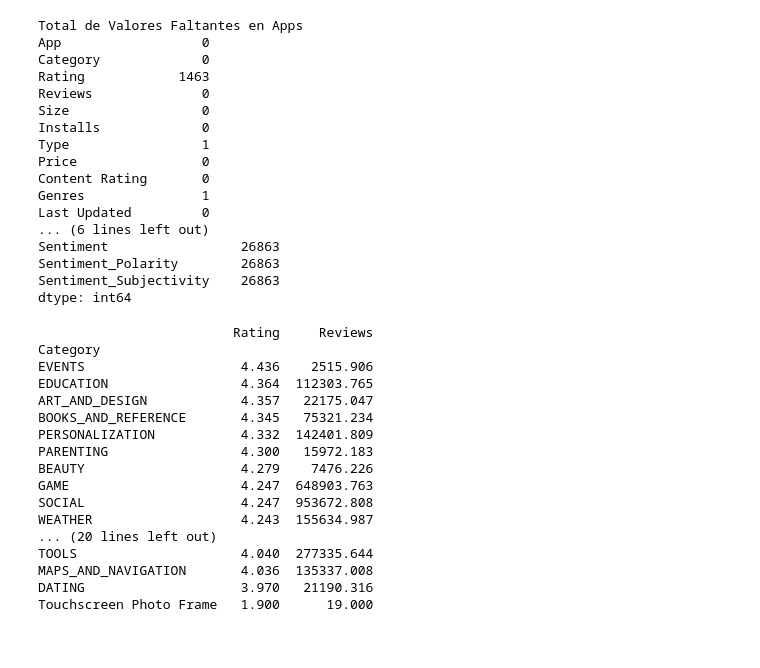
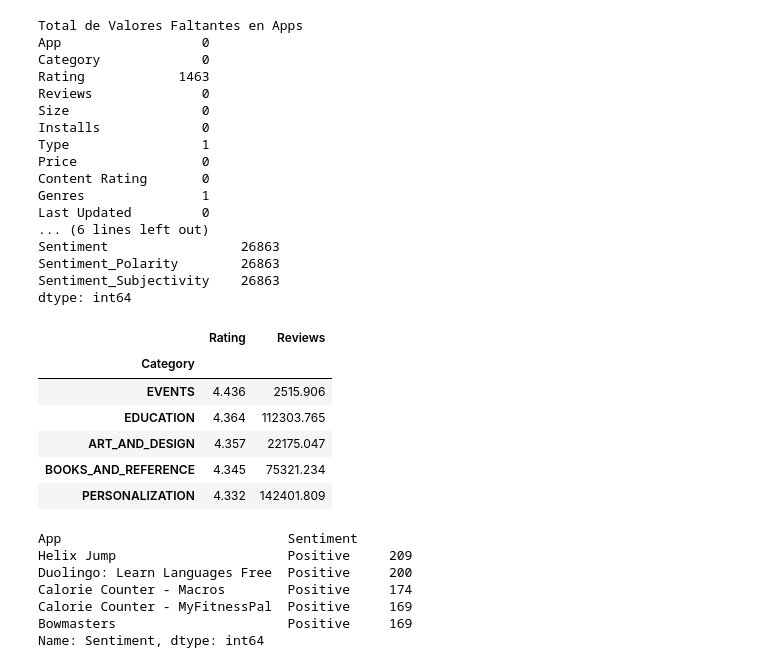
Before and after one commit to zbuitrago/Prueba-Tecnica, a Jupyter notebook: Codigo_ejecutado.ipynb, the cells around one changed output. Drawn from its saved outputs; the diff is of its cells as text; code cells hidden in the pictures.

```diff
--- a/Codigo_ejecutado.ipynb
+++ b/Codigo_ejecutado.ipynb
@@ -115,22 +115,24 @@ dtype: int64
 # %%
 # Sexto punto
 ## ¿Cuáles son las categorías de aplicaciones con los promedios de ratings más altos?
-print(cleanedAppsDf.groupby(['Category']).mean().sort_values(by='Rating',ascending=False))
+cleanedAppsDf.groupby(['Category']).mean().sort_values(by='Rating',ascending=False).head()
 # %% [output]
-                         Rating     Reviews
-Category
-EVENTS                    4.436    2515.906
-EDUCATION                 4.364  112303.765
-ART_AND_DESIGN            4.357   22175.047
-BOOKS_AND_REFERENCE       4.345   75321.234
-PERSONALIZATION           4.332  142401.809
-PARENTING                 4.300   15972.183
-BEAUTY                    4.279    7476.226
-GAME                      4.247  648903.763
-SOCIAL                    4.247  953672.808
-WEATHER                   4.243  155634.987
-... (20 lines left out)
-TOOLS                     4.040  277335.644
-MAPS_AND_NAVIGATION       4.036  135337.008
-DATING                    3.970   21190.316
-Touchscreen Photo Frame   1.900      19.000
+|  | Rating | Reviews |
+| Category |  |  |
+| EVENTS | 4.436 | 2515.906 |
+| EDUCATION | 4.364 | 112303.765 |
+| ART_AND_DESIGN | 4.357 | 22175.047 |
+| BOOKS_AND_REFERENCE | 4.345 | 75321.234 |
+| PERSONALIZATION | 4.332 | 142401.809 |
+# %%
+# Octavo punto
+## 8.	De las aplicaciones con más de 100k instalaciones ¿cuál es la que tiene mayor número de reviews positivos?
+userReviewDf.groupby('App')['Sentiment'].value_counts().sort_values(ascending=False).head ()
+# %% [output]
+App                             Sentiment
+Helix Jump                      Positive     209
+Duolingo: Learn Languages Free  Positive     200
+Calorie Counter - Macros        Positive     174
+Calorie Counter - MyFitnessPal  Positive     169
+Bowmasters                      Positive     169
+Name: Sentiment, dtype: int64
```
Also changed, not shown: parts of 1 cell of this notebook.
